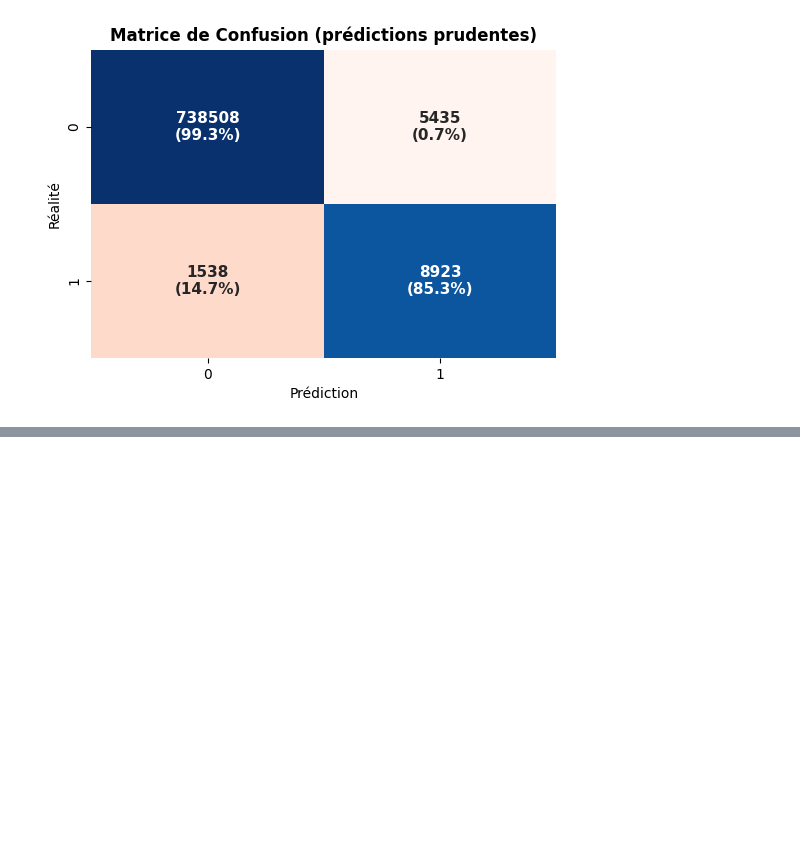
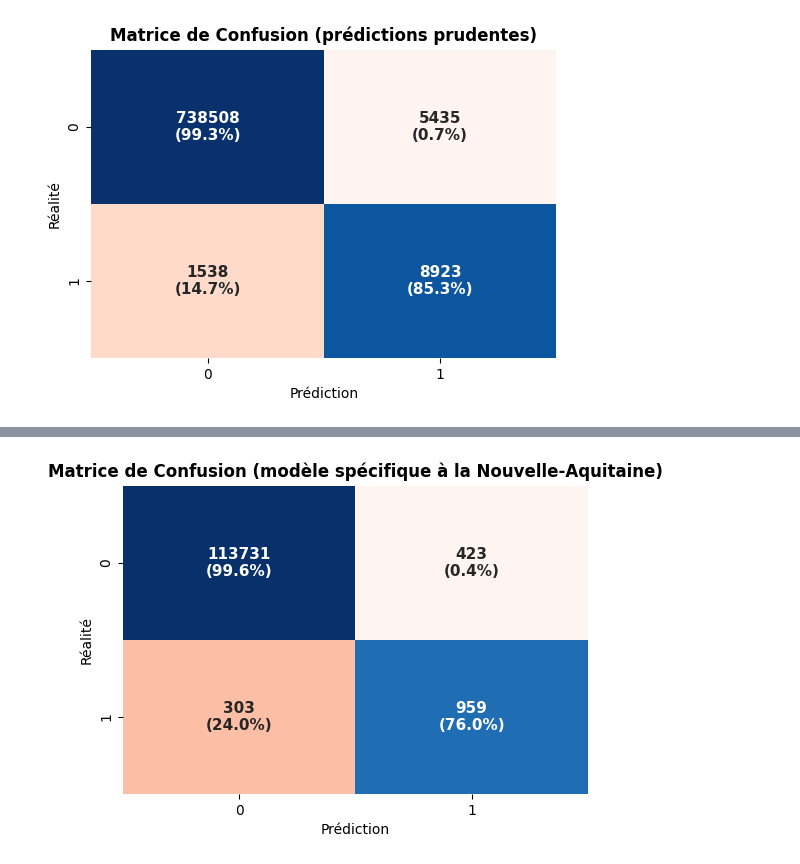
Before and after one commit to Lanouraf/Climate_Risk_Project_SWI_MS_A, a Jupyter notebook: modelisation.ipynb, the cells around one changed output, grey strips where cells are left out. Drawn from its saved outputs; the diff is of its cells as text; code cells hidden in the pictures; blank space fills up the shorter version.

Commit message:
Modélisation sécheresse Nouvelle-Aquitaine

```diff
--- a/modelisation.ipynb
+++ b/modelisation.ipynb
@@ -1567,0 +1639,61 @@ plt.show()
+# %%
+### Création d'une matrice de confusion pour évaluer les prédictions de sécheresse pour la Nouvelle-Aquitaine avec le modèle spécifique ###
+
+
+# Création de la matrice de confusion
+matrice_confusion_nouv_aq = pd.crosstab(
+    test_nouv_aq["SECHERESSE"],
+    test_nouv_aq["SECHERESSE_PRED_PRUDENT_NA"],
+    rownames = ["Vrai"],
+    colnames = ["Prédit"]
+)
+
+# Calcul des pourcentages dans la matrice de confusion
+cm_percent = matrice_confusion_nouv_aq.div(matrice_confusion_nouv_aq.sum(axis=1), axis=0) * 100
+
+# Création des labels (Nombre + %)
+labels = (np.asarray(["{0}\n({1:.1f}%)".format(count, pct)
+                      for count, pct in zip(matrice_confusion_nouv_aq.values.flatten(),
+                                            cm_percent.values.flatten())])
+         ).reshape(matrice_confusion_nouv_aq.shape)
+
+# Coloration du graphique avec seaborn
+
+# Masque pour colorer en bleu pour les bonnes réponses (diagonale)
+mask_for_blue = np.array([[False, True],
+                          [True, False]])
+
+# Masque pour colorer en rouge pour les erreurs (hors diagonale)
+mask_for_red = np.array([[True, False],
+                         [False, True]])
+
+# Création de la figure
+plt.figure(figsize = (6, 4))
+
+# Bonnes réponses en bleu (Diagonale)
+sns.heatmap(cm_percent,
+            mask = mask_for_blue,  # On cache les erreurs
+            annot = labels,
+            fmt = "",
+            cmap = "Blues",        # Palette Bleue
+            vmin = 0, vmax = 100,    # Échelle 0-100%
+            cbar = False,          # Suppression de la barre de couleur
+            annot_kws = {"size": 11, "weight": "bold"})
+
+# Mauvaises réponses en rouge (Hors diagonale)
+sns.heatmap(cm_percent,
+            mask = mask_for_red,   # On cache les bonnes réponses
+            annot = labels,
+            fmt = "",
+            cmap = "Reds",         # Palette Rouge
+            vmin = 0, vmax = 100,
+            cbar = False,
+            annot_kws = {"size": 11, "weight": "bold"})
+
+plt.title("Matrice de Confusion (modèle spécifique à la Nouvelle-Aquitaine)", fontsize = 12, weight = "bold")
+plt.ylabel("Réalité", fontsize = 10)
+plt.xlabel("Prédiction", fontsize = 10)
+
+plt.show()
+# %% [output]
+[figure, added]
```
Also changed, not shown: parts of 14 cells of this notebook.
